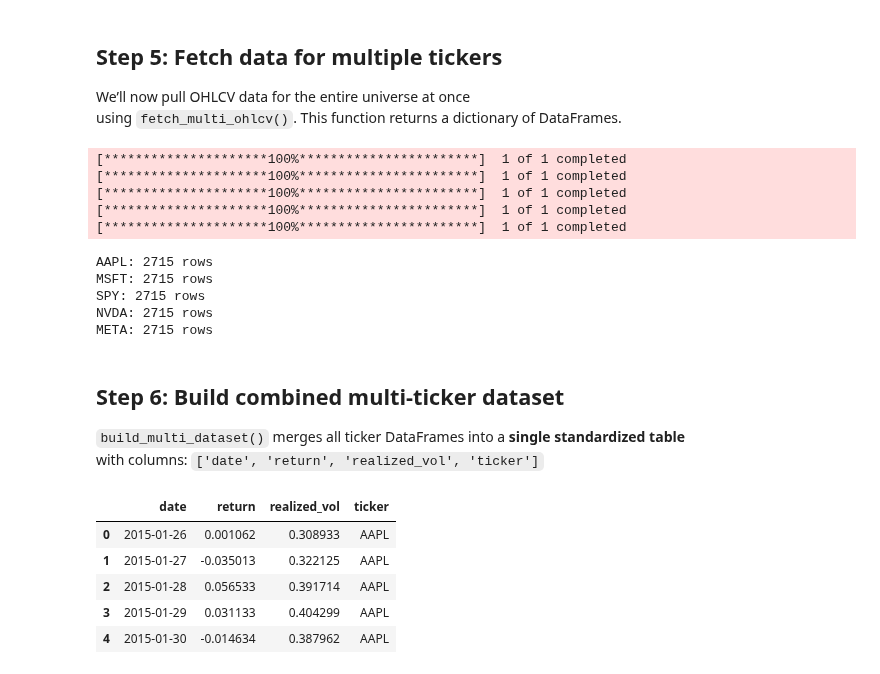
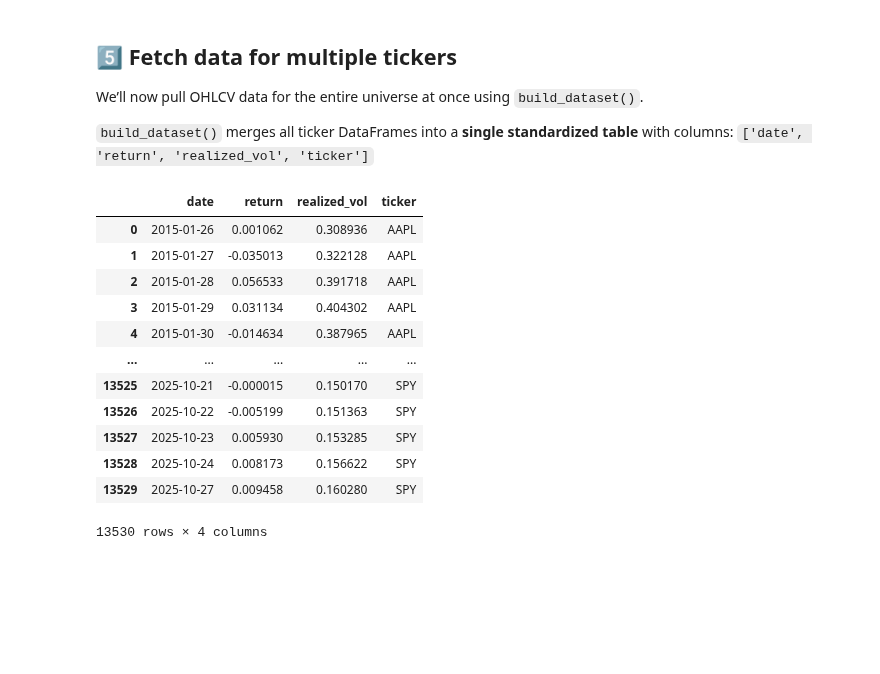
Before and after one commit to rahulmkarthik/VolSense, a Jupyter notebook: notebooks/01_data_preparation.ipynb, the cells around one changed output. Drawn from its saved outputs; the diff is of its cells as text; code cells hidden in the pictures; blank space fills up the shorter version.

```diff
--- a/notebooks/01_data_preparation.ipynb
+++ b/notebooks/01_data_preparation.ipynb
@@ -28,5 +27,6 @@ We’ll specify:
 # %%
 TICKERS = ["AAPL", "MSFT", "SPY", "NVDA", "META"]
 START_DATE = "2015-01-01"
+END_DATE = "2025-12-31"
 LOOKBACK = 15  # rolling days for realized volatility (15 is the default for pretrained models)
 # %% [markdown]
@@ -81,36 +78,25 @@ plt.show()
 # %% [markdown]
-## Step 5: Fetch data for multiple tickers
+## 5️⃣ Fetch data for multiple tickers
 
-We’ll now pull OHLCV data for the entire universe at once
-using `fetch_multi_ohlcv()`. This function returns a dictionary of DataFrames.
+We’ll now pull OHLCV data for the entire universe at once using `build_dataset()`.
+
+`build_dataset()` merges all ticker DataFrames into a **single standardized table**  with columns:
+`['date', 'return', 'realized_vol', 'ticker']`
-# %%
-multi_dict = fetch_multi_ohlcv(TICKERS, start=START_DATE)
-for tkr, df in multi_dict.items():
-    print(f"{tkr}: {len(df)} rows")
-# %% [output]
-[*********************100%***********************]  1 of 1 completed
-[*********************100%***********************]  1 of 1 completed
-[*********************100%***********************]  1 of 1 completed
-[*********************100%***********************]  1 of 1 completed
-[*********************100%***********************]  1 of 1 completed
-AAPL: 2715 rows
-MSFT: 2715 rows
-SPY: 2715 rows
-NVDA: 2715 rows
-META: 2715 rows
-# %% [markdown]
-## Step 6: Build combined multi-ticker dataset
-
-`build_multi_dataset()` merges all ticker DataFrames into a **single standardized table**
-with columns: `['date', 'return', 'realized_vol', 'ticker']`
 # %%
-multi_df = build_multi_dataset(multi_dict, lookback=LOOKBACK)
-multi_df.head()
+multi_df = build_dataset(tickers=TICKERS, window=LOOKBACK, start=START_DATE, end=END_DATE)
+multi_df
 # %% [output]
 |  | date | return | realized_vol | ticker |
-| 0 | 2015-01-26 | 0.001062 | 0.308933 | AAPL |
-| 1 | 2015-01-27 | -0.035013 | 0.322125 | AAPL |
-| 2 | 2015-01-28 | 0.056533 | 0.391714 | AAPL |
-| 3 | 2015-01-29 | 0.031133 | 0.404299 | AAPL |
-| 4 | 2015-01-30 | -0.014634 | 0.387962 | AAPL |
+| 0 | 2015-01-26 | 0.001062 | 0.308936 | AAPL |
+| 1 | 2015-01-27 | -0.035013 | 0.322128 | AAPL |
+| 2 | 2015-01-28 | 0.056533 | 0.391718 | AAPL |
+| 3 | 2015-01-29 | 0.031134 | 0.404302 | AAPL |
+| 4 | 2015-01-30 | -0.014634 | 0.387965 | AAPL |
+| ... | ... | ... | ... | ... |
+| 13525 | 2025-10-21 | -0.000015 | 0.150170 | SPY |
+| 13526 | 2025-10-22 | -0.005199 | 0.151363 | SPY |
+| 13527 | 2025-10-23 | 0.005930 | 0.153285 | SPY |
+| 13528 | 2025-10-24 | 0.008173 | 0.156622 | SPY |
+| 13529 | 2025-10-27 | 0.009458 | 0.160280 | SPY |
+13530 rows × 4 columns
 # %% [markdown]
```
Also changed, not shown: parts of 18 cells of this notebook.
